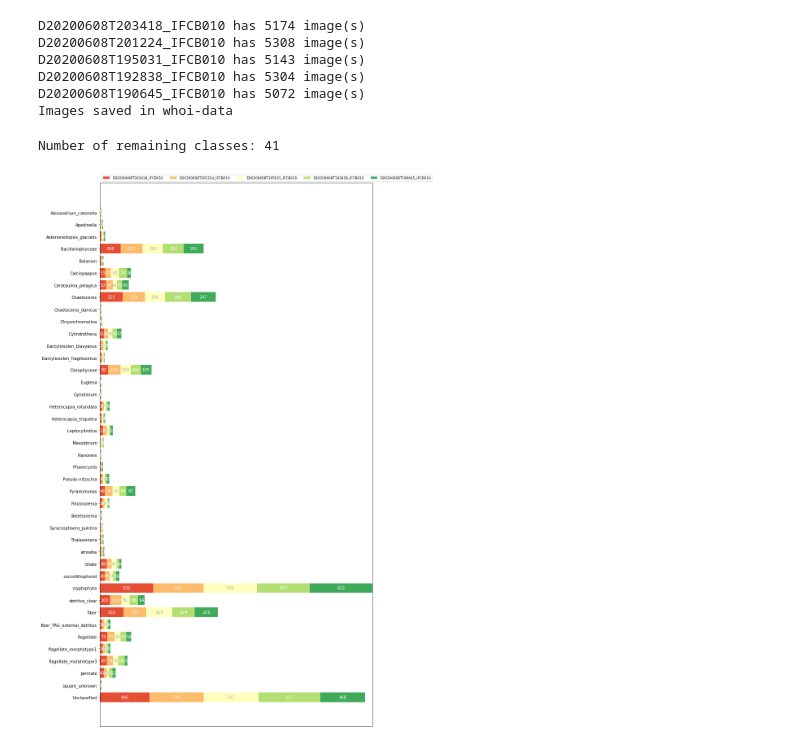
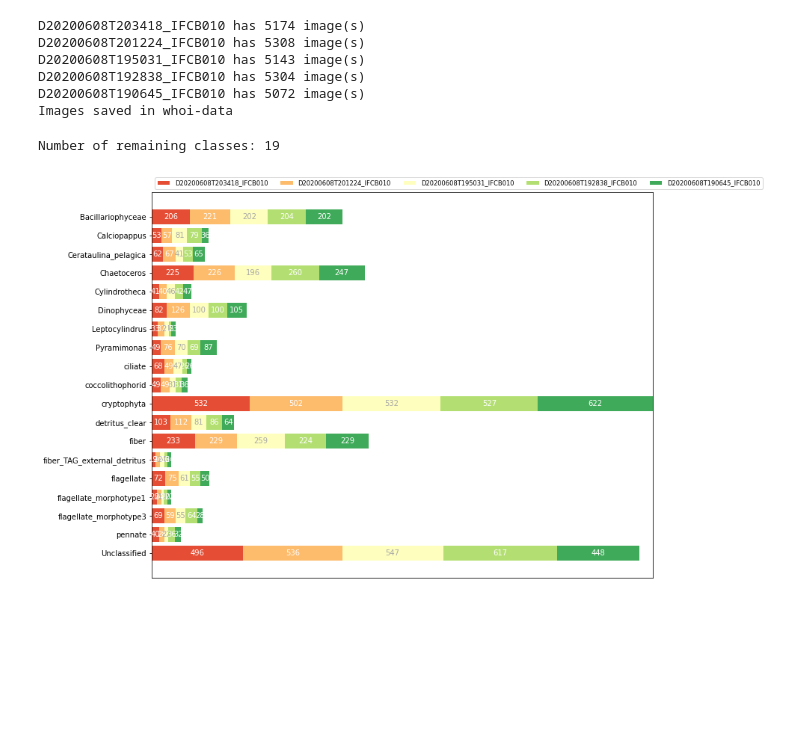
Before and after one commit to SAMS-UK/ifcb_classifier, a Jupyter notebook: notebooks/GetBins.ipynb, the cells around one changed output. Cells and saved outputs as stored; diff of their text form; code cells hidden in the pictures; blank space fills up the shorter version.

Commit message:
Jpeg and min counts updated

```diff
--- a/notebooks/GetBins.ipynb
+++ b/notebooks/GetBins.ipynb
@@ -97,7 +97,7 @@ def plot_distribution(labels, data, classes):
     data_cum = data.cumsum(axis=1)
     classes_colors = plt.get_cmap('RdYlGn')(
         np.linspace(0.15, 0.85, data.shape[1]))
-    fig, ax = plt.subplots(figsize=(12, len(labels)*.6))
+    fig, ax = plt.subplots(figsize=(12, len(labels)*.5))
     ax.invert_yaxis()
     ax.xaxis.set_visible(False)
     ax.set_xlim(0, np.sum(data, axis=1).max())
@@ -115,17 +115,17 @@ def plot_distribution(labels, data, classes):
     return fig, ax
 # %%
 # Filtering classes with low counts
-min_counts = 10
+min_counts = 100
 k = []
 for i,(species,counts) in enumerate(zip(classes,np.transpose(all_counts))):
     if(np.all(counts==0) or np.sum(counts)<min_counts or species in['mix', 'detritus','bead']):
         k.append(i)
 t_classes = np.delete(classes,k)
 t_all_counts = np.delete(all_counts,k,1)
 print("Number of remaining classes: {}".format(len(t_classes)))
 plot_distribution(t_classes, np.transpose(t_all_counts), pids)
-plt.savefig('count_distribution.png')
+plt.savefig('count_distribution.jpeg')
 plt.show()
 # %% [output]
-Number of remaining classes: 41
+Number of remaining classes: 19
-[figure, old version]
+[figure, new version]
```
Also changed, not shown: 1 other file.
